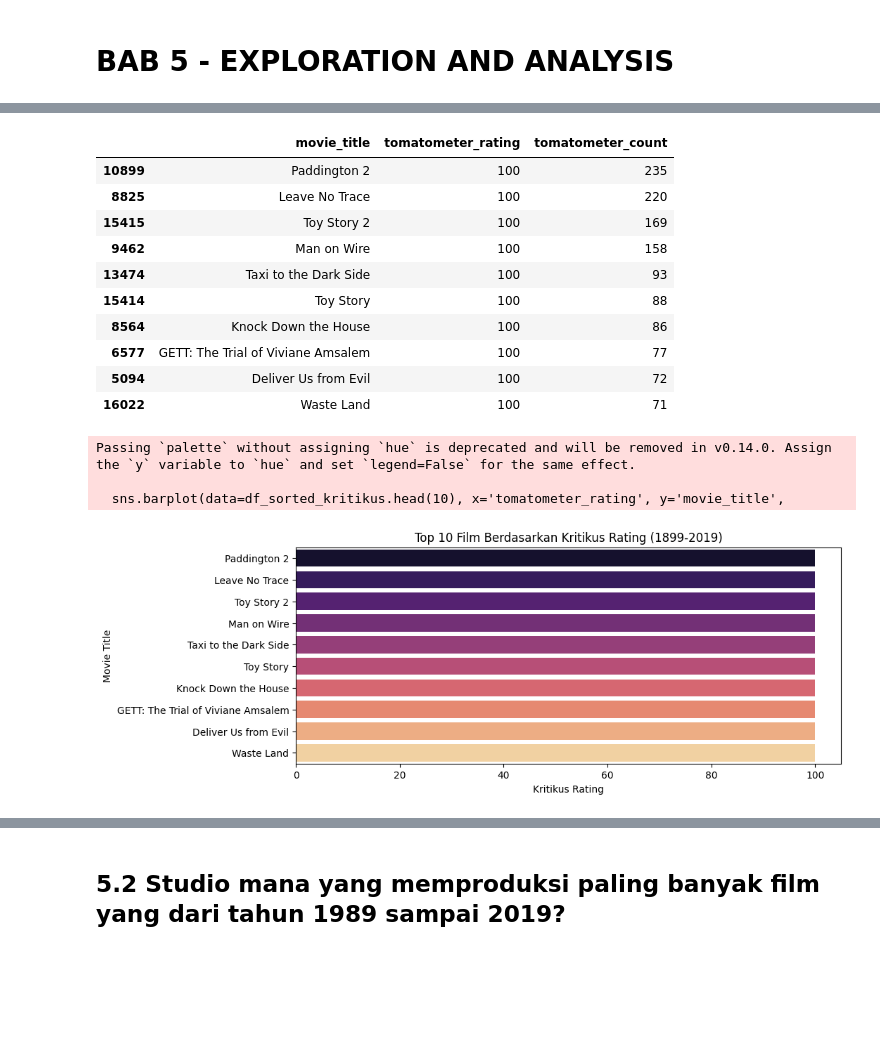
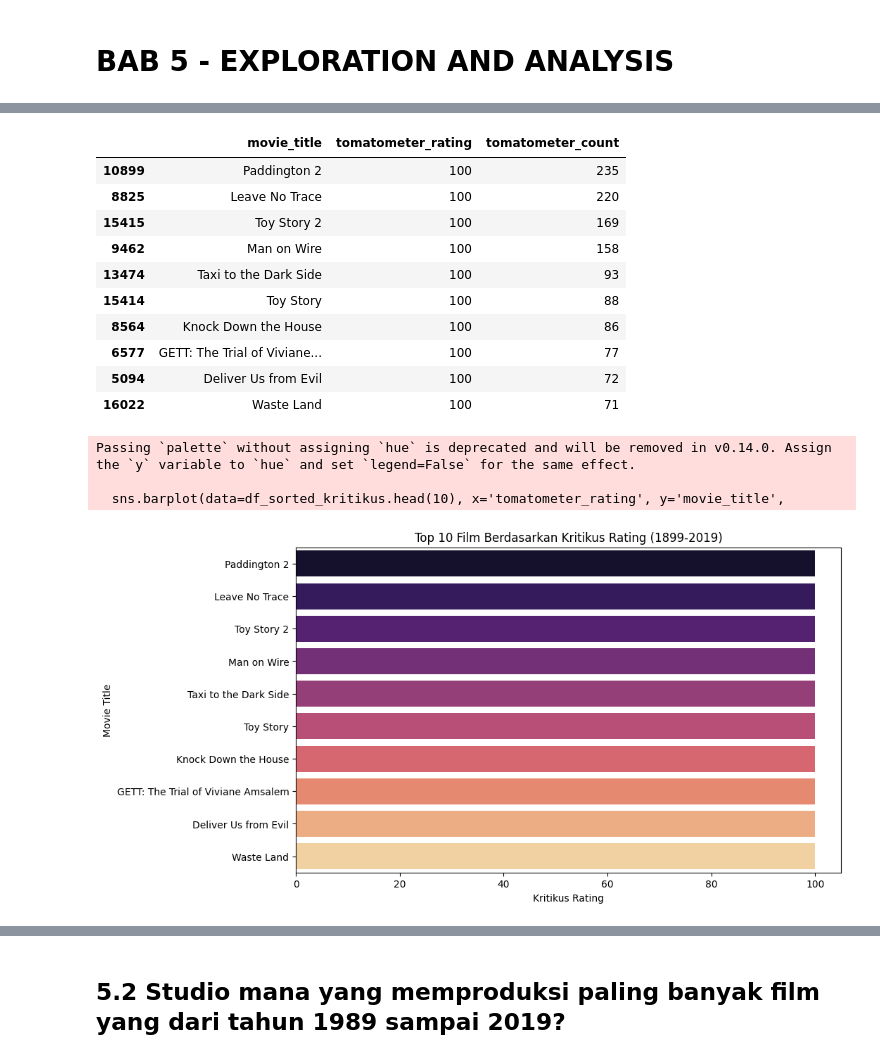
Before and after one commit to HbbSiregar/StreamWise, a Jupyter notebook: StreamWise.ipynb, the cells around one changed output, grey strips where cells are left out. Drawn from its saved outputs; the diff is of its cells as text; code cells hidden in the pictures; blank space fills up the shorter version.

```diff
--- a/StreamWise.ipynb
+++ b/StreamWise.ipynb
@@ -1636,5 +1705,5 @@ Film-film ini bisa kita rekomendasikan ke client saya untuk dibeli atau disewa.
 # %%
-'''Menampilkan film yang dirating oleh kritikus dengan jumlah yang rating >= 50 orang'''
+#Menampilkan film yang dirating oleh kritikus
 df_sorted_kritikus.head(10)
 # %% [output]
 |  | movie_title | tomatometer_rating | tomatometer_count |
@@ -1645,22 +1714,22 @@ df_sorted_kritikus.head(10)
 | 13474 | Taxi to the Dark Side | 100 | 93 |
 | 15414 | Toy Story | 100 | 88 |
 | 8564 | Knock Down the House | 100 | 86 |
-| 6577 | GETT: The Trial of Viviane Amsalem | 100 | 77 |
+| 6577 | GETT: The Trial of Viviane... | 100 | 77 |
 | 5094 | Deliver Us from Evil | 100 | 72 |
 | 16022 | Waste Land | 100 | 71 |
 # %%
-'''Bar chart untuk film berdasarkan tomatometer rating atau kritikus rating'''
-plt.figure(figsize=(10,4))
+#Bar chart untuk film berdasarkan tomatometer rating atau kritikus rating
+plt.figure(figsize=(10,6))
 sns.barplot(data=df_sorted_kritikus.head(10), x='tomatometer_rating', y='movie_title',
             palette='magma')
 plt.title('Top 10 Film Berdasarkan Kritikus Rating (1899-2019)')
 plt.xlabel('Kritikus Rating')
 plt.ylabel('Movie Title')
 plt.show()
 # %% [output]
 Passing `palette` without assigning `hue` is deprecated and will be removed in v0.14.0. Assign the `y` variable to `hue` and set `legend=False` for the same effect.
 
   sns.barplot(data=df_sorted_kritikus.head(10), x='tomatometer_rating', y='movie_title',
-[figure, old version]
+[figure, new version]
 # %% [markdown]
 Insight :
```
Also changed, not shown: parts of 32 cells of this notebook, 1 other file.
